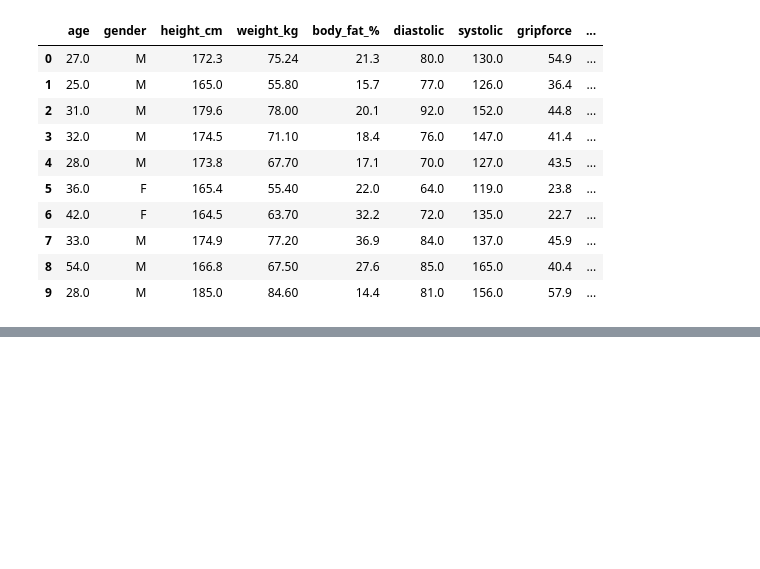
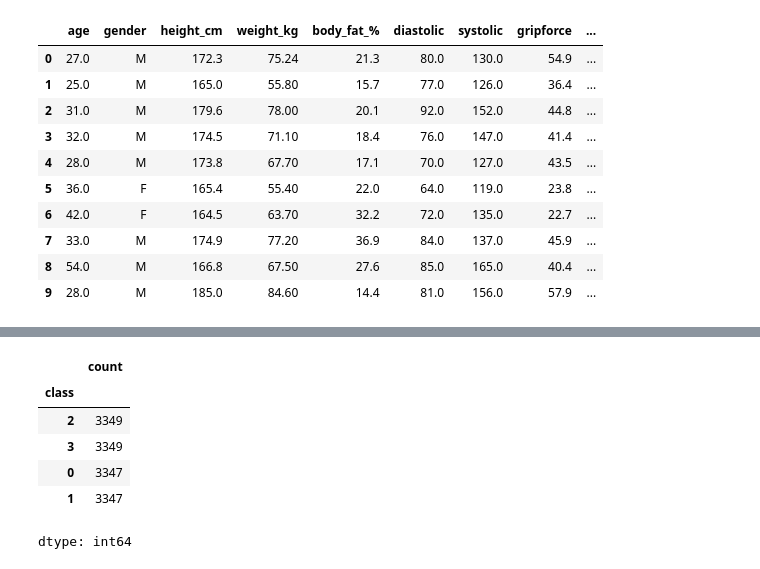
Before and after one commit to kamijoseph/Personalised-Health-and-Fitness, a Jupyter notebook: notebook/fit.ipynb, the cells around one changed output, grey strips where cells are left out. Drawn from its saved outputs; the diff is of its cells as text; code cells hidden in the pictures; blank space fills up the shorter version.

```diff
--- a/notebook/fit.ipynb
+++ b/notebook/fit.ipynb
@@ -299,0 +329,10 @@ data.head(10)
+# %%
+data["class"].value_counts()
+# %% [output]
+|  | count |
+| class |  |
+| 2 | 3349 |
+| 3 | 3349 |
+| 0 | 3347 |
+| 1 | 3347 |
+dtype: int64
```
Also changed, not shown: parts of 8 cells of this notebook.
